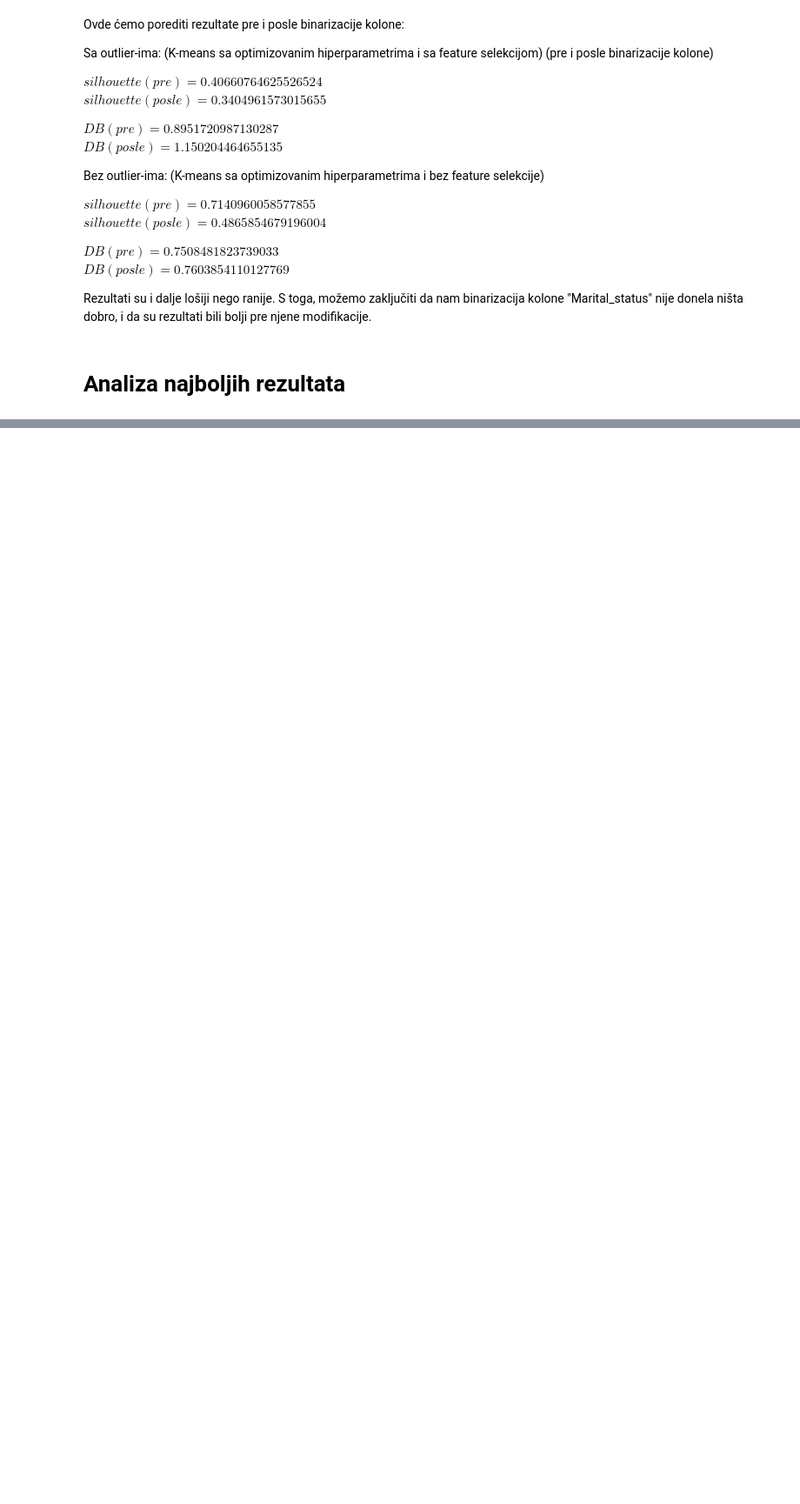
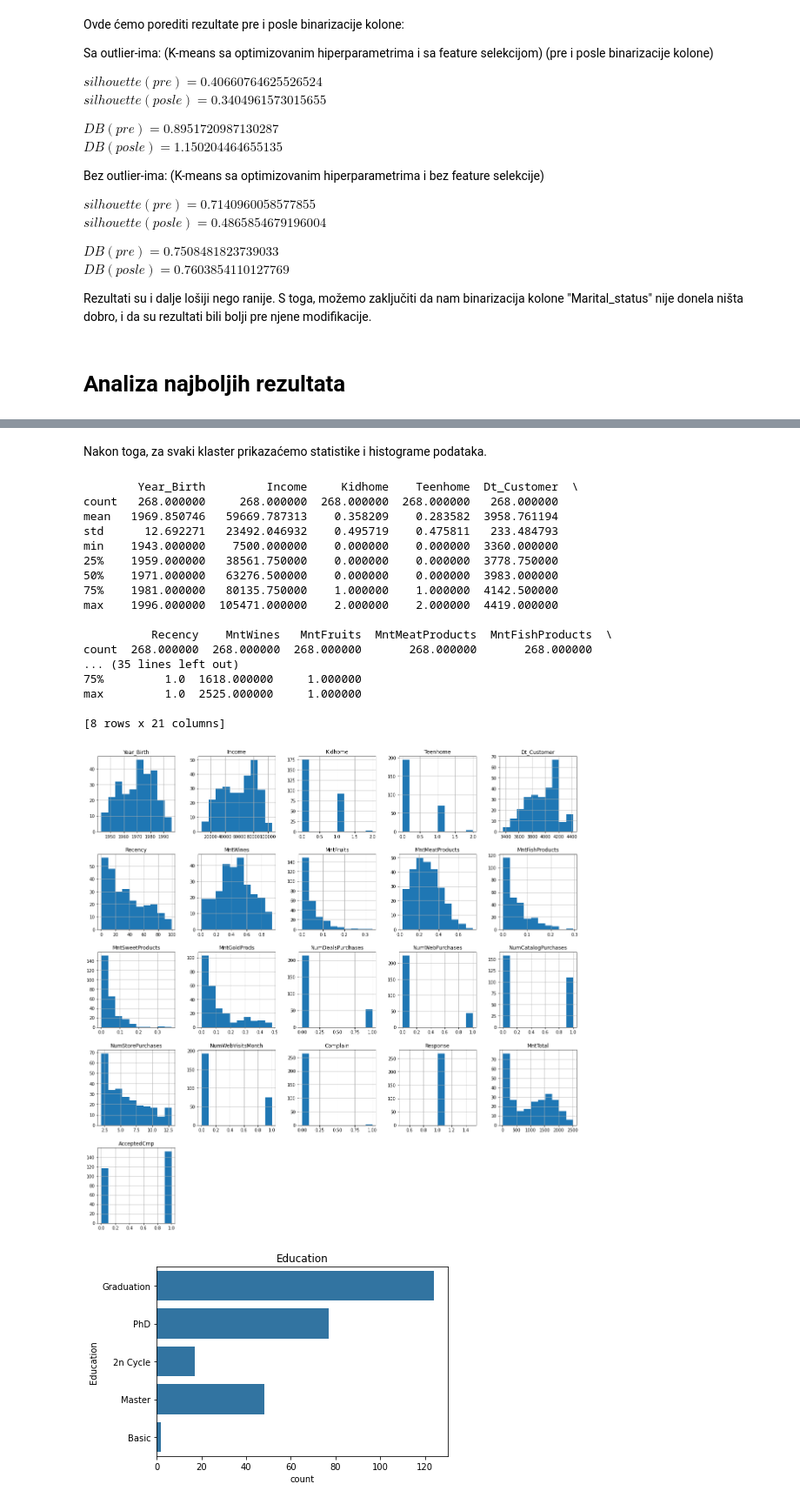
Before and after one commit to AndjelijaMladenovic00/Target-Marketing-Clustering, a Jupyter notebook: Projekat.ipynb, the cells around one changed output, grey strips where cells are left out. Shown at 87% size. Cells and saved outputs as stored; diff of their text form; code cells hidden in the pictures; blank space fills up the shorter version.

```diff
--- a/Projekat.ipynb
+++ b/Projekat.ipynb
@@ -2141,6 +2140,8 @@ $DB(pre) = 1.9033495304738466$
 $DB(posle) = 0.7508481823739033$
 
 Možemo zaključiti da je došlo do značajnog poboljšanja nakon feature selekcije.
+# %%
+ best_labels_overall = best_labels_no_outliers
 # %% [markdown]
 ## Binarizacija kolone "Marital_status"
 # %% [markdown]
@@ -2562,0 +2566,36 @@ Rezultati su i dalje lošiji nego ranije. S toga, možemo zaključiti da nam bin
+# %%
+cluster_0 = original_data_no_outliers[best_labels_overall == 0]
+cluster_1 = original_data_no_outliers[best_labels_overall == 1]
+cluster_2 = original_data_no_outliers[best_labels_overall == 2]
+cluster_3 = original_data_no_outliers[best_labels_overall == 3]
+cluster_4 = original_data_no_outliers[best_labels_overall == 4]
+# %% [markdown]
+Nakon toga, za svaki klaster prikazaćemo statistike i histograme podataka.
+# %%
+print(cluster_0.describe())
+cluster_0.hist(figsize=(20, 20))
+plt.show()
+sns.countplot(cluster_0, y="Education").set(title="Education")
+plt.show()
+sns.countplot(cluster_0, y="Marital_Status").set(title="Marital_Status")
+plt.show()
+# %% [output]
+        Year_Birth         Income     Kidhome    Teenhome  Dt_Customer  \
+count   268.000000     268.000000  268.000000  268.000000   268.000000
+mean   1969.850746   59669.787313    0.358209    0.283582  3958.761194
+std      12.692271   23492.046932    0.495719    0.475811   233.484793
+min    1943.000000    7500.000000    0.000000    0.000000  3360.000000
+25%    1959.000000   38561.750000    0.000000    0.000000  3778.750000
+50%    1971.000000   63276.500000    0.000000    0.000000  3983.000000
+75%    1981.000000   80135.750000    1.000000    1.000000  4142.500000
+max    1996.000000  105471.000000    2.000000    2.000000  4419.000000
+
+          Recency    MntWines   MntFruits  MntMeatProducts  MntFishProducts  \
+count  268.000000  268.000000  268.000000       268.000000       268.000000
+... (35 lines left out)
+75%         1.0  1618.000000     1.000000
+max         1.0  2525.000000     1.000000
+
+[8 rows x 21 columns]
+[figure, added]
+[figure, added]
```
Also changed, not shown: parts of 35 cells of this notebook.
